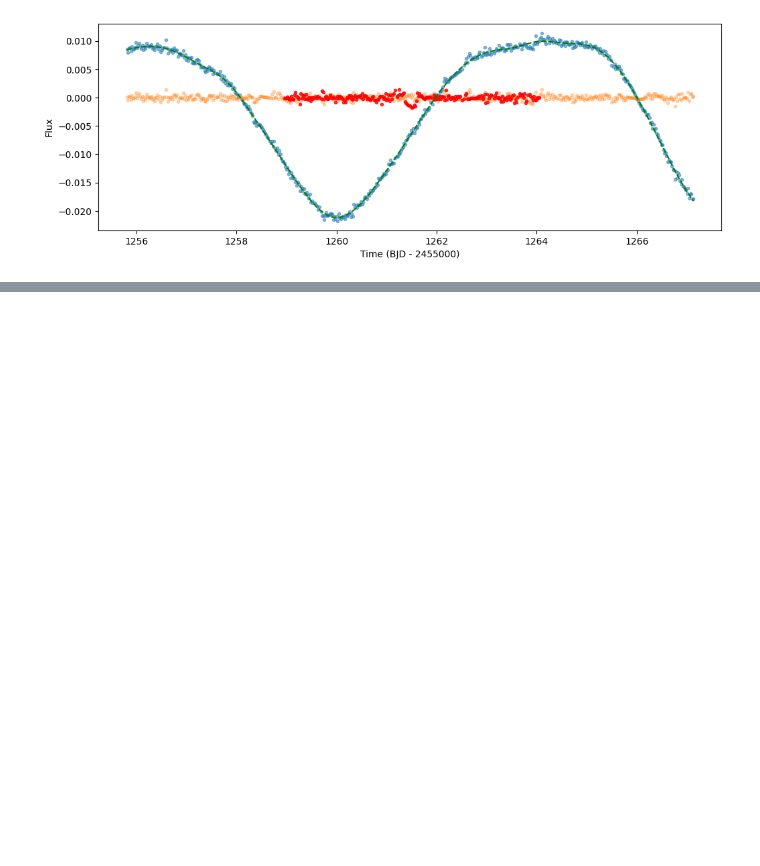
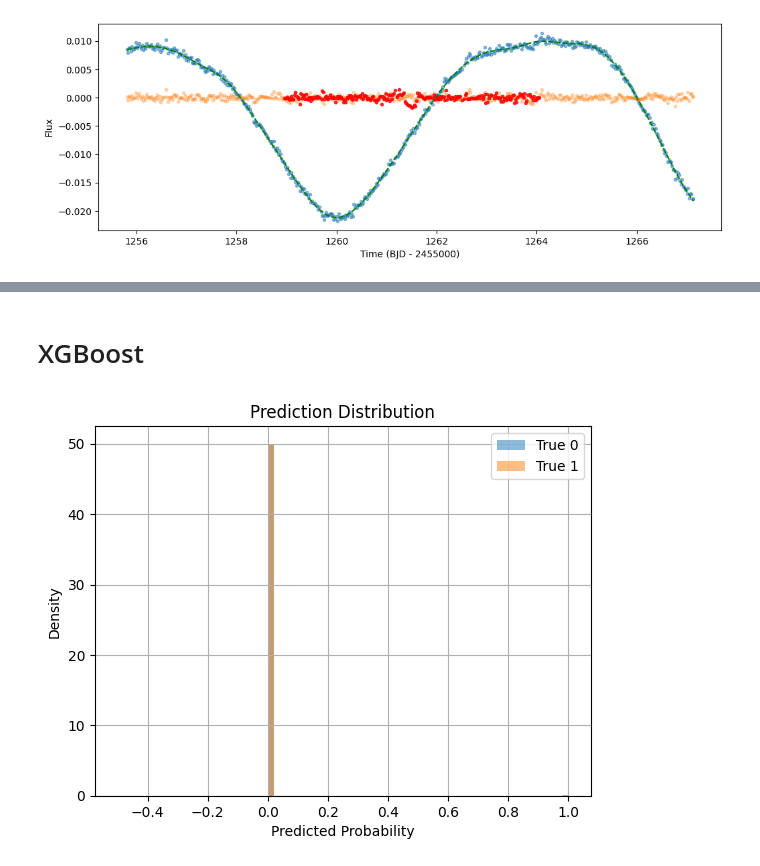
Before and after one commit to sfremy/astro_tools, a Jupyter notebook: prefold_automated.ipynb, the cells around one changed output, grey strips where cells are left out. Saved outputs shown, nothing was run; the diff lists cells and outputs as text; code cells hidden in the pictures; blank space fills up the shorter version.

```diff
--- a/prefold_automated.ipynb
+++ b/prefold_automated.ipynb
@@ -985,0 +986,21 @@ plot_light_curve_grid(sorted_segments, scores=sorted_scores, title="True Positiv
+# %% [markdown]
+# XGBoost
+# %%
+import xgboost as xgb
+
+new_model = xgb.XGBClassifier()
+new_model.load_model("xgboost_model.json")
+
+true_pred = new_model.predict(tp_transformed)
+false_pred = new_model.predict(tn_transformed)
+
+plt.hist(false_pred, bins=50, alpha=0.5, label='True 0', density=True)
+plt.hist(true_pred, bins=50, alpha=0.5, label='True 1', density=True)
+plt.xlabel('Predicted Probability')
+plt.ylabel('Density')
+plt.title('Prediction Distribution')
+plt.legend()
+plt.grid(True)
+plt.show()
+# %% [output]
+[figure, added]
```
Also changed, not shown: parts of 4 cells of this notebook, 3 other files.
